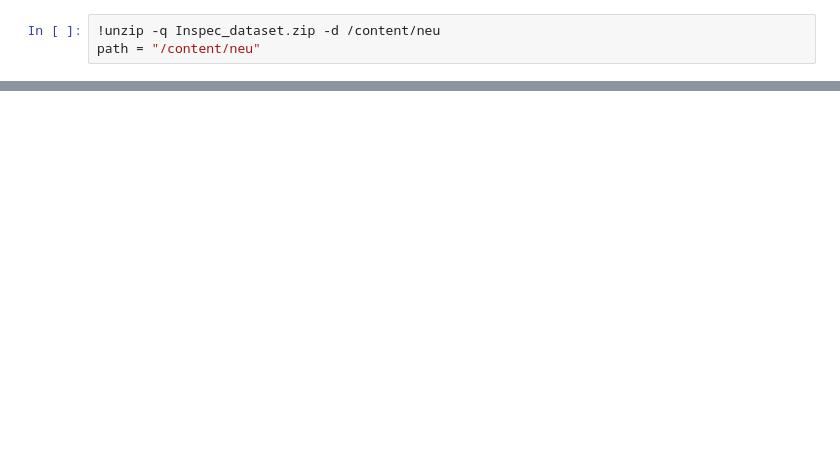
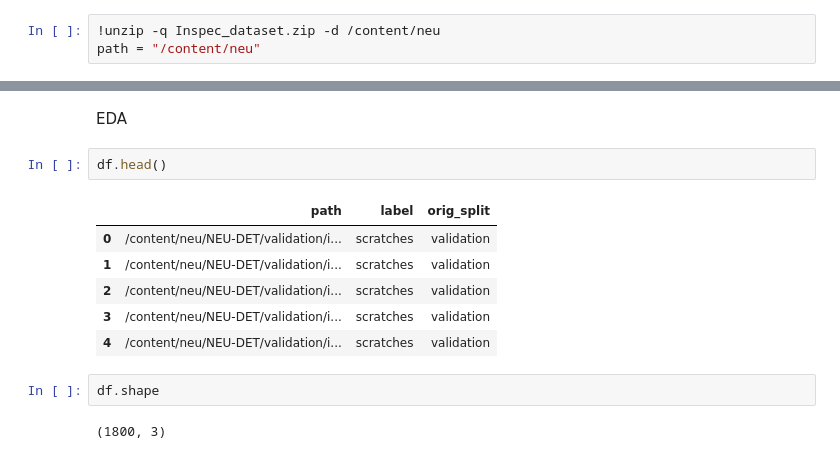
Before and after one commit to Prithviraj-chw/InSpec-Industrial-Defect-Detection, a Jupyter notebook: model.ipynb, the cells around one changed output, grey strips where cells are left out. Cells and saved outputs as stored; diff of their text form; blank space fills up the shorter version.

```diff
--- a/model.ipynb
+++ b/model.ipynb
@@ -24,0 +44,15 @@ Examples:
+# %% [markdown]
+EDA
+# %%
+df.head()
+# %% [output]
+|  | path | label | orig_split |
+| 0 | /content/neu/NEU-DET/validation/i... | scratches | validation |
+| 1 | /content/neu/NEU-DET/validation/i... | scratches | validation |
+| 2 | /content/neu/NEU-DET/validation/i... | scratches | validation |
+| 3 | /content/neu/NEU-DET/validation/i... | scratches | validation |
+| 4 | /content/neu/NEU-DET/validation/i... | scratches | validation |
+# %%
+df.shape
+# %% [output]
+(1800, 3)
```
Also changed, not shown: parts of 20 cells of this notebook.
